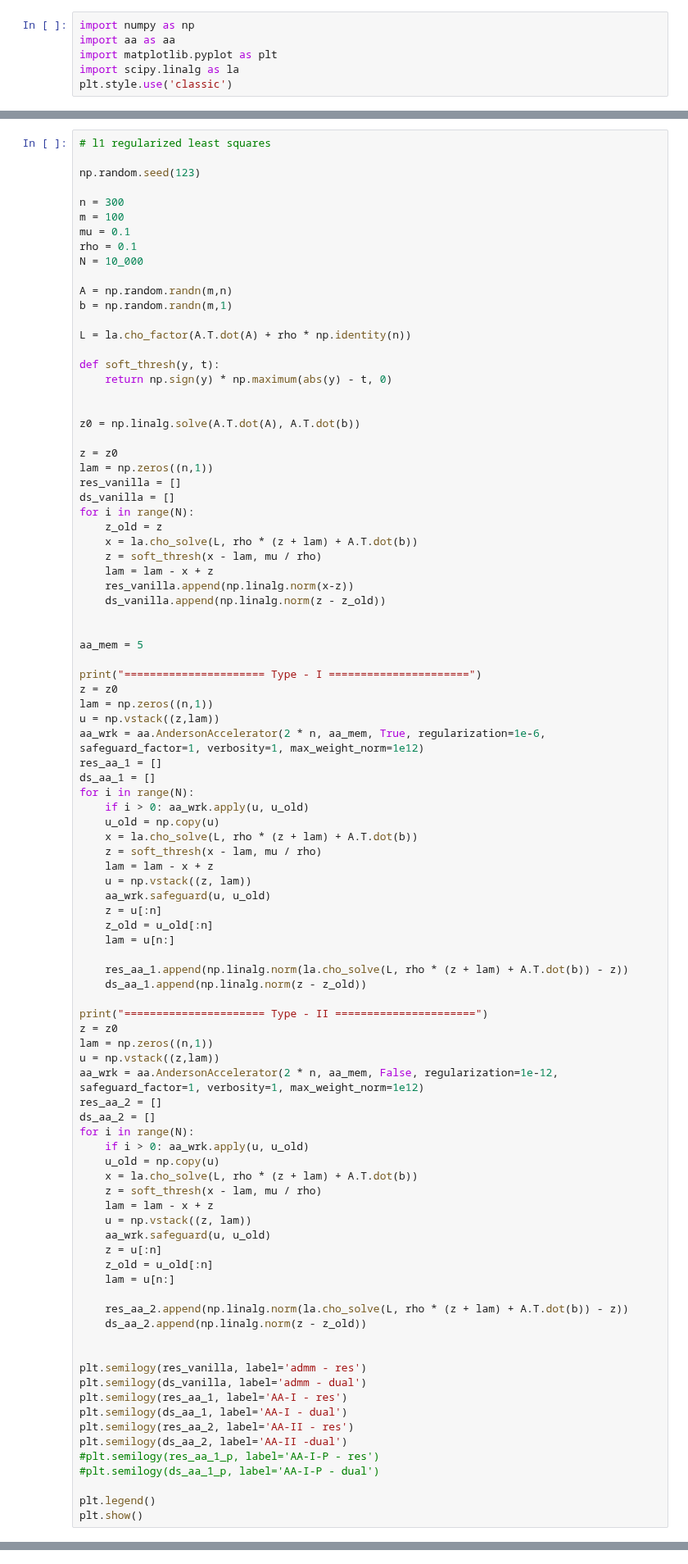
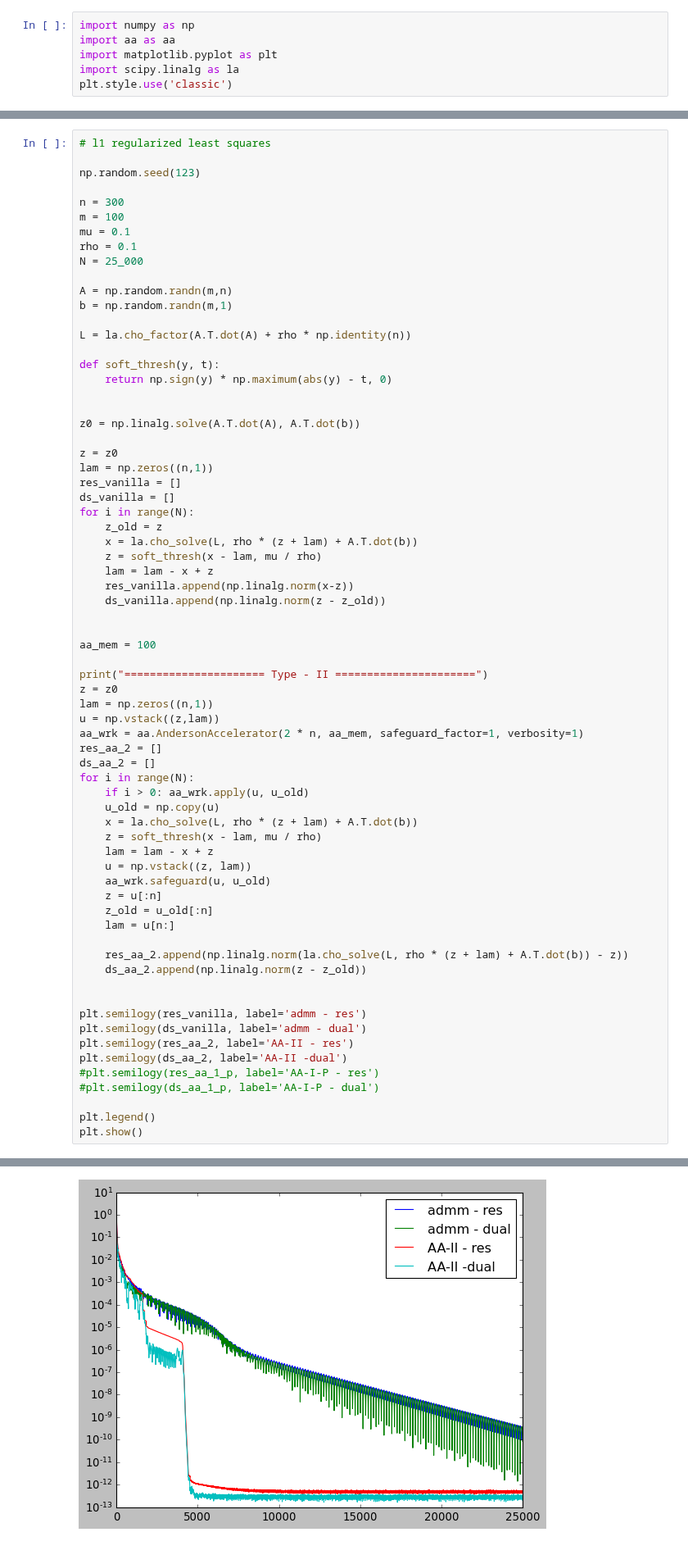
Before and after one commit to cvxgrp/aa, a Jupyter notebook: python/aa.ipynb, the cells around one changed output, grey strips where cells are left out. Shown at 82% size. Saved outputs shown, nothing was run; the diff lists cells and outputs as text.

```diff
--- a/python/aa.ipynb
+++ b/python/aa.ipynb
@@ -68,7 +59,7 @@ n = 300
 m = 100
 mu = 0.1
 rho = 0.1
-N = 10_000
+N = 25_000
 
 A = np.random.randn(m,n)
 b = np.random.randn(m,1)
@@ -94,35 +85,13 @@ for i in range(N):
     ds_vanilla.append(np.linalg.norm(z - z_old))
 
 
-aa_mem = 5
-
-print("====================== Type - I ======================")
-z = z0
-lam = np.zeros((n,1))
-u = np.vstack((z,lam))
-aa_wrk = aa.AndersonAccelerator(2 * n, aa_mem, True, regularization=1e-6, safeguard_factor=1, verbosity=1, max_weight_norm=1e12)
-res_aa_1 = []
-ds_aa_1 = []
-for i in range(N):
-    if i > 0: aa_wrk.apply(u, u_old)
-    u_old = np.copy(u)
-    x = la.cho_solve(L, rho * (z + lam) + A.T.dot(b))
-    z = soft_thresh(x - lam, mu / rho)
-    lam = lam - x + z
-    u = np.vstack((z, lam))
-    aa_wrk.safeguard(u, u_old)
-    z = u[:n]
-    z_old = u_old[:n]
-    lam = u[n:]
-
-    res_aa_1.append(np.linalg.norm(la.cho_solve(L, rho * (z + lam) + A.T.dot(b)) - z))
-    ds_aa_1.append(np.linalg.norm(z - z_old))
+aa_mem = 100
 
 print("====================== Type - II ======================")
 z = z0
 lam = np.zeros((n,1))
 u = np.vstack((z,lam))
-aa_wrk = aa.AndersonAccelerator(2 * n, aa_mem, False, regularization=1e-12, safeguard_factor=1, verbosity=1, max_weight_norm=1e12)
+aa_wrk = aa.AndersonAccelerator(2 * n, aa_mem, safeguard_factor=1, verbosity=1)
 res_aa_2 = []
 ds_aa_2 = []
 for i in range(N):
@@ -143,8 +112,6 @@ for i in range(N):
 
 plt.semilogy(res_vanilla, label='admm - res')
 plt.semilogy(ds_vanilla, label='admm - dual')
-plt.semilogy(res_aa_1, label='AA-I - res')
-plt.semilogy(ds_aa_1, label='AA-I - dual')
 plt.semilogy(res_aa_2, label='AA-II - res')
 plt.semilogy(ds_aa_2, label='AA-II -dual')
 #plt.semilogy(res_aa_1_p, label='AA-I-P - res')
@@ -152,3 +119,4 @@ plt.semilogy(ds_aa_2, label='AA-II -dual')
 
 plt.legend()
 plt.show()
+# %% [output]
@@ -154,0 +140 @@ plt.show()
+[figure, added]
```
Also changed, not shown: parts of 2 cells of this notebook, 2 other files.
